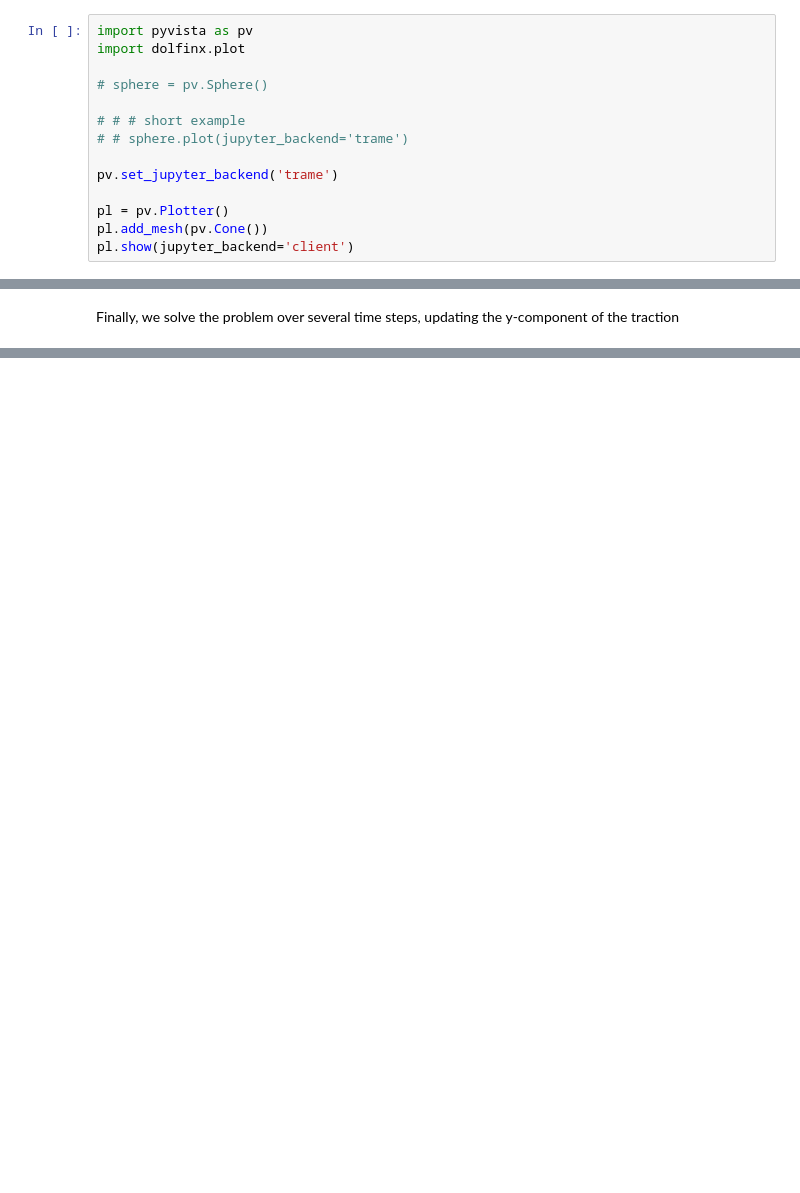
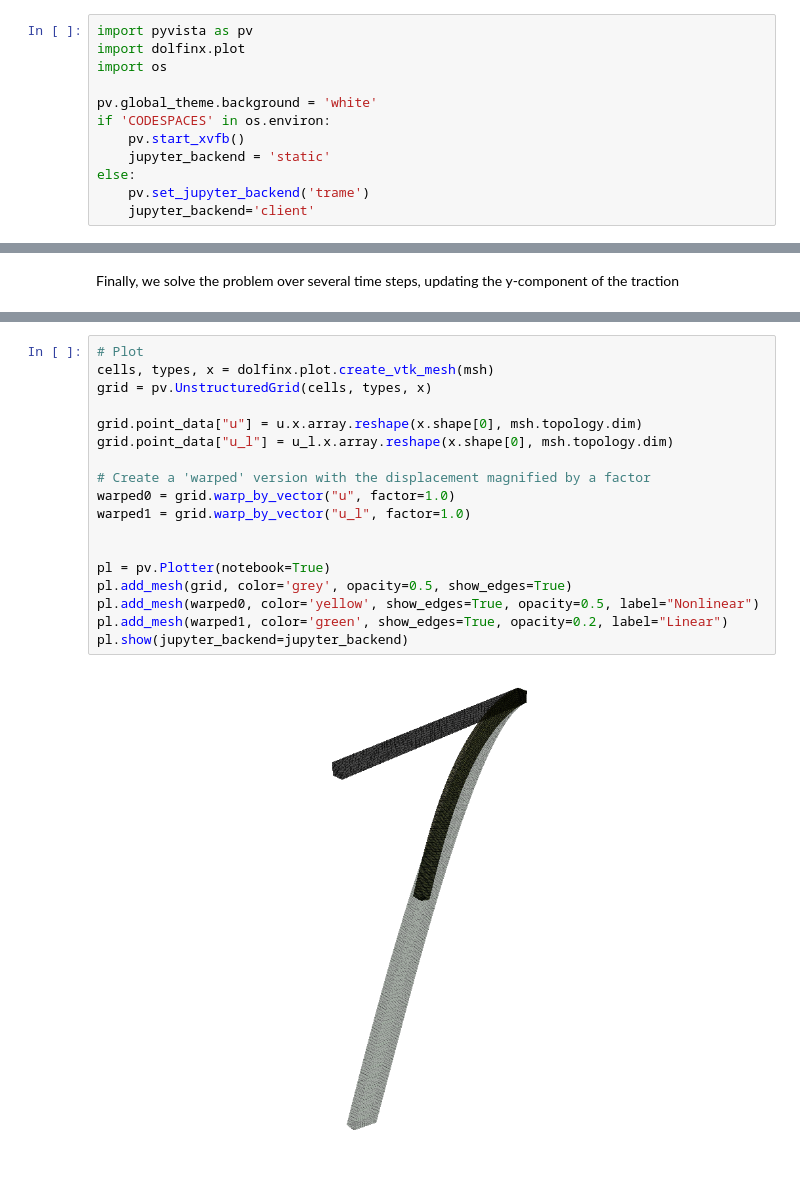
Before and after one commit to garth-wells/CUED-4C9-demo, a Jupyter notebook: hyperelasticity.ipynb, the cells around one changed output, grey strips where cells are left out. Cells and saved outputs as stored; diff of their text form; blank space fills up the shorter version.

Commit message:
Configure viz for codespaces

```diff
--- a/hyperelasticity.ipynb
+++ b/hyperelasticity.ipynb
@@ -118,14 +118,12 @@ We create a function to plot the solution at each time step.
 # %%
 import pyvista as pv
 import dolfinx.plot
+import os
 
-# sphere = pv.Sphere()
-
-# # # short example
-# # sphere.plot(jupyter_backend='trame')
-
-pv.set_jupyter_backend('trame')
-
-pl = pv.Plotter()
-pl.add_mesh(pv.Cone())
-pl.show(jupyter_backend='client')
+pv.global_theme.background = 'white'
+if 'CODESPACES' in os.environ:
+    pv.start_xvfb()
+    jupyter_backend = 'static'
+else:
+    pv.set_jupyter_backend('trame')
+    jupyter_backend='client'
@@ -183,0 +159,20 @@ Widget(value="<iframe src='http://localhost:55588/index.html?ui=P_0x174f50f10_0&
+# %%
+# Plot
+cells, types, x = dolfinx.plot.create_vtk_mesh(msh)
+grid = pv.UnstructuredGrid(cells, types, x)
+
+grid.point_data["u"] = u.x.array.reshape(x.shape[0], msh.topology.dim)
+grid.point_data["u_l"] = u_l.x.array.reshape(x.shape[0], msh.topology.dim)
+
+# Create a 'warped' version with the displacement magnified by a factor
+warped0 = grid.warp_by_vector("u", factor=1.0)
+warped1 = grid.warp_by_vector("u_l", factor=1.0)
+
+
+pl = pv.Plotter(notebook=True)
+pl.add_mesh(grid, color='grey', opacity=0.5, show_edges=True)
+pl.add_mesh(warped0, color='yellow', show_edges=True, opacity=0.5, label="Nonlinear")
+pl.add_mesh(warped1, color='green', show_edges=True, opacity=0.2, label="Linear")
+pl.show(jupyter_backend=jupyter_backend)
+# %% [output]
+[figure, added]
```
Also changed, not shown: parts of 2 cells of this notebook.
